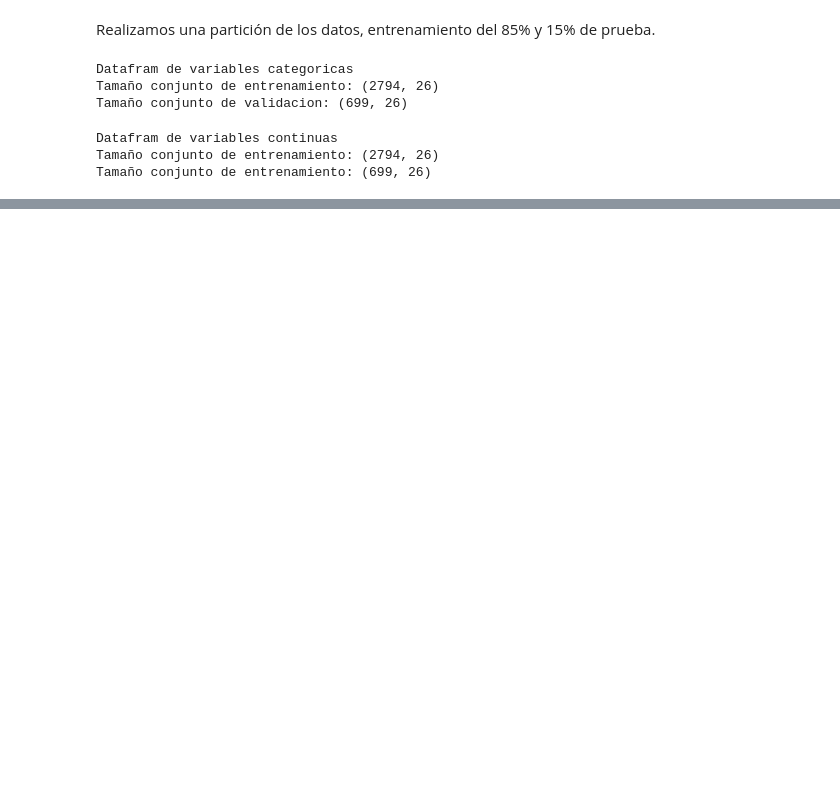
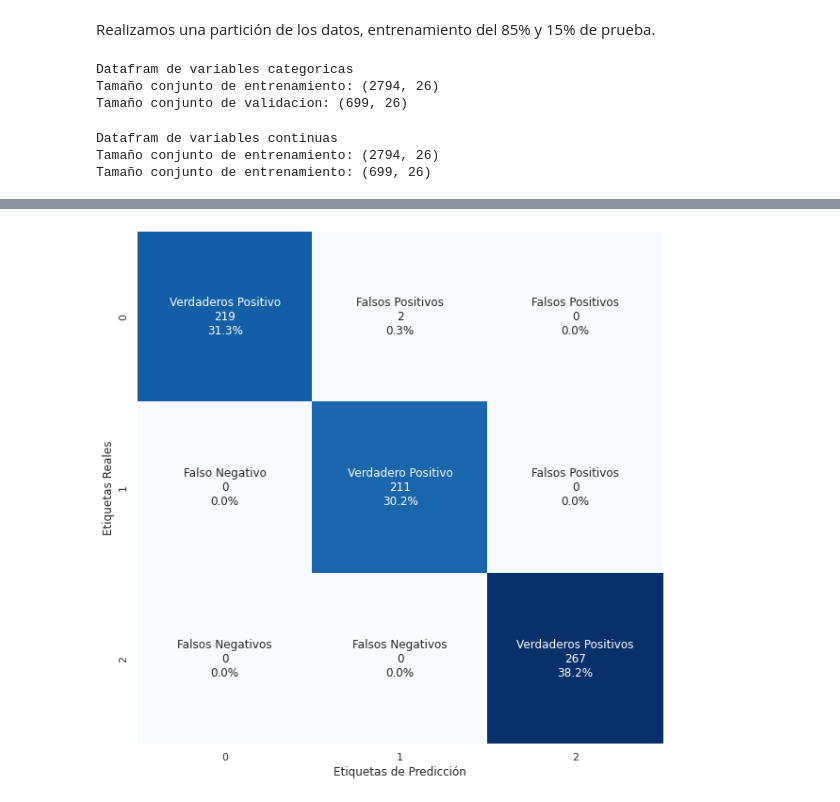
Before and after one commit to PosgradoMNA/actividades-de-aprendizaje-dsercam, a Jupyter notebook: RetoFinal/RetoFinal_Entrega2_A01182676.ipynb, the cells around one changed output, grey strips where cells are left out. Saved outputs shown, nothing was run; the diff lists cells and outputs as text; code cells hidden in the pictures; blank space fills up the shorter version.

```diff
--- a/RetoFinal/RetoFinal_Entrega2_A01182676.ipynb
+++ b/RetoFinal/RetoFinal_Entrega2_A01182676.ipynb
@@ -970,8 +964,8 @@ array([0.27424483, 0.0174421 , 0.14226636, 0.00356375, 0.03103007,
 
 #metrics = {'recall':'recall','precision':'precision'}
 
-randomForestClassifier = RandomForestClassifier(class_weight='balanced')
-decisionForestClassifier = DecisionTreeClassifier(max_depth=10, class_weight='balanced')
+randomForestClassifier = RandomForestClassifier(class_weight='balanced', random_state=0)
+decisionForestClassifier = DecisionTreeClassifier(max_depth=2, class_weight='balanced', random_state=0)
 
 pipelineRFCat = Pipeline(steps=[('ct',featuresCatTransformer),('randomForest',randomForestClassifier)])
 pipelineDTCat = Pipeline(steps=[('ct',featuresCatTransformer),('decisionTree',decisionForestClassifier)])
@@ -1004,0 +1032,8 @@ np.mean(resultsConTrainingDT['test_score'])
+# %%
+classification_report,
+pipelineDTCat.fit(X_cat_train, y_cat_train)
+y_hat = pipelineDTCat.predict(X_cat_val)
+target_names = [0, 1, 2]
+cm = confusion_matrix(y_cat_val, y_hat)
+print("Decision Tree Classifier - Categorical data set - ")
+print(classification_report(y_cat_val, y_hat, labels = target_names))
@@ -1004,0 +1051,4 @@ np.mean(resultsConTrainingDT['test_score'])
+# %%
+graphConfusionMatirx(cm)
+# %% [output]
+[figure, added]
```
Also changed, not shown: parts of 32 cells of this notebook.
